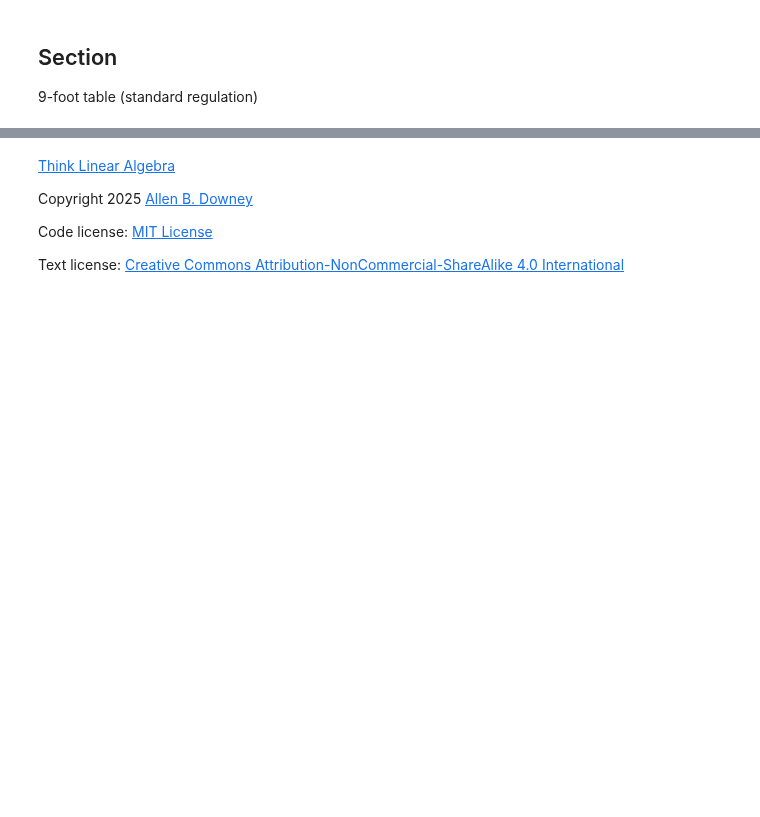
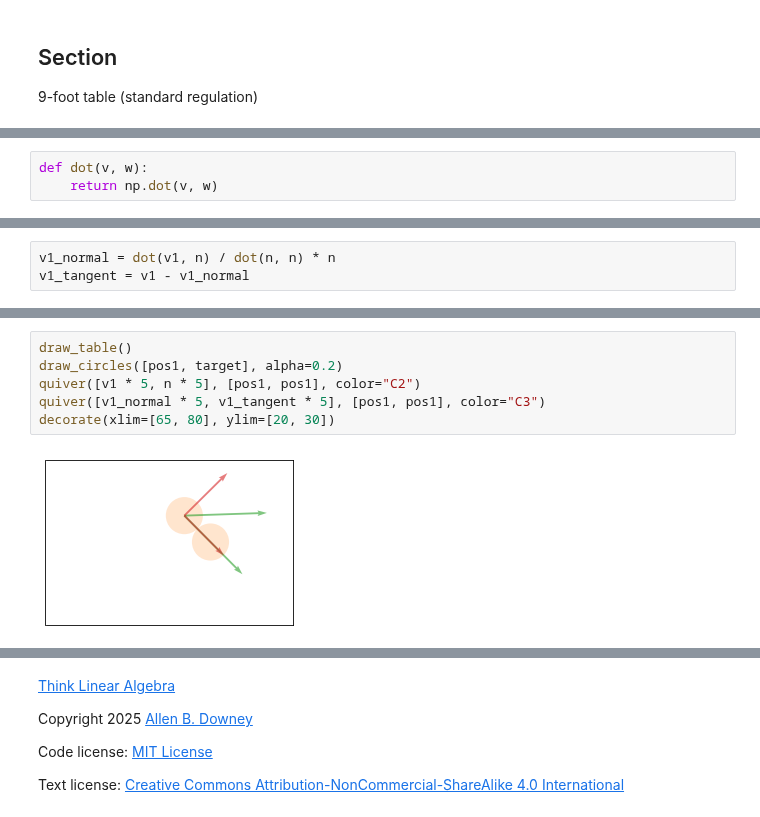
Before and after one commit to AllenDowney/ThinkLinearAlgebra, a Jupyter notebook: soln/dot.ipynb, the cells around one changed output, grey strips where cells are left out. Drawn from its saved outputs; the diff is of its cells as text; blank space fills up the shorter version.

```diff
--- a/soln/dot.ipynb
+++ b/soln/dot.ipynb
@@ -225,0 +248,3 @@ decorate(xlim=[60, 80], ylim=[20, 30])
+# %%
+def dot(v, w):
+    return np.dot(v, w)
@@ -225,0 +253,3 @@ decorate(xlim=[60, 80], ylim=[20, 30])
+# %%
+v1_normal = dot(v1, n) / dot(n, n) * n
+v1_tangent = v1 - v1_normal
@@ -225,0 +258,8 @@ decorate(xlim=[60, 80], ylim=[20, 30])
+# %%
+draw_table()
+draw_circles([pos1, target], alpha=0.2)
+quiver([v1 * 5, n * 5], [pos1, pos1], color="C2")
+quiver([v1_normal * 5, v1_tangent * 5], [pos1, pos1], color="C3")
+decorate(xlim=[65, 80], ylim=[20, 30])
+# %% [output]
+[figure, added]
```
Also changed, not shown: parts of 32 cells of this notebook.
